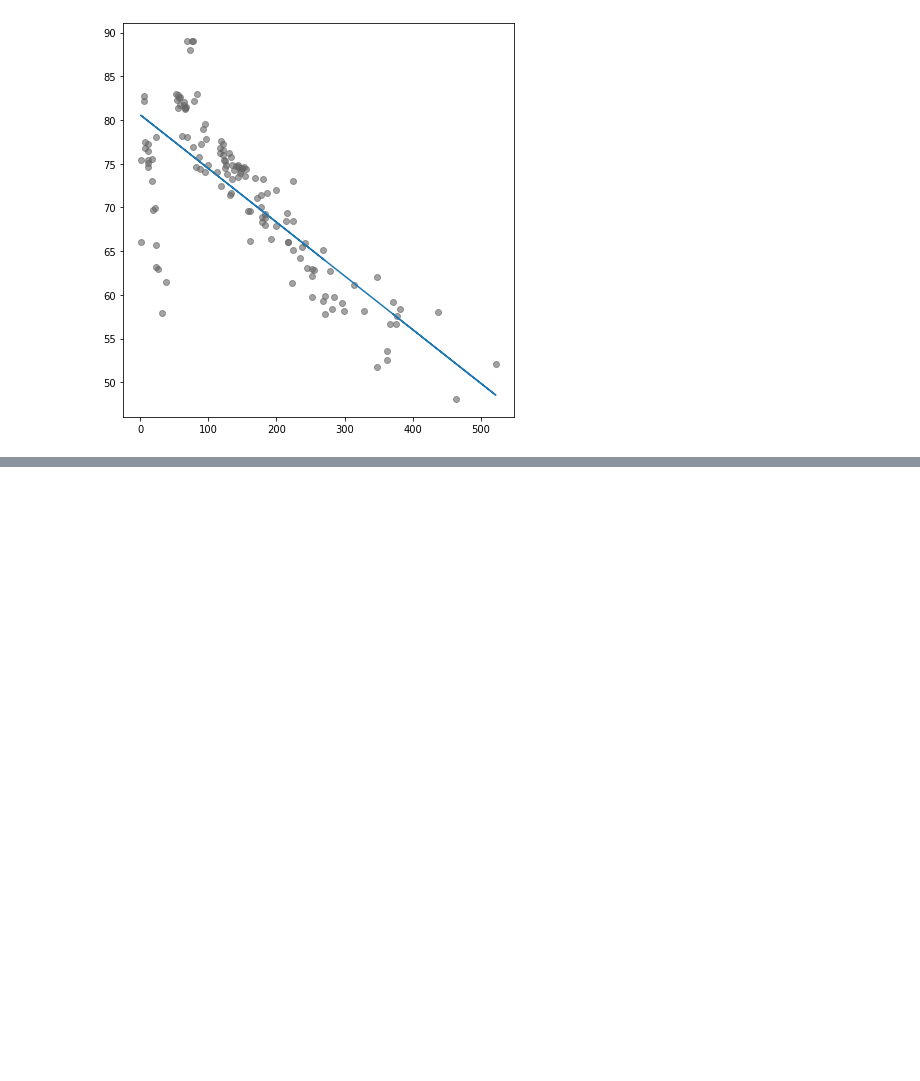
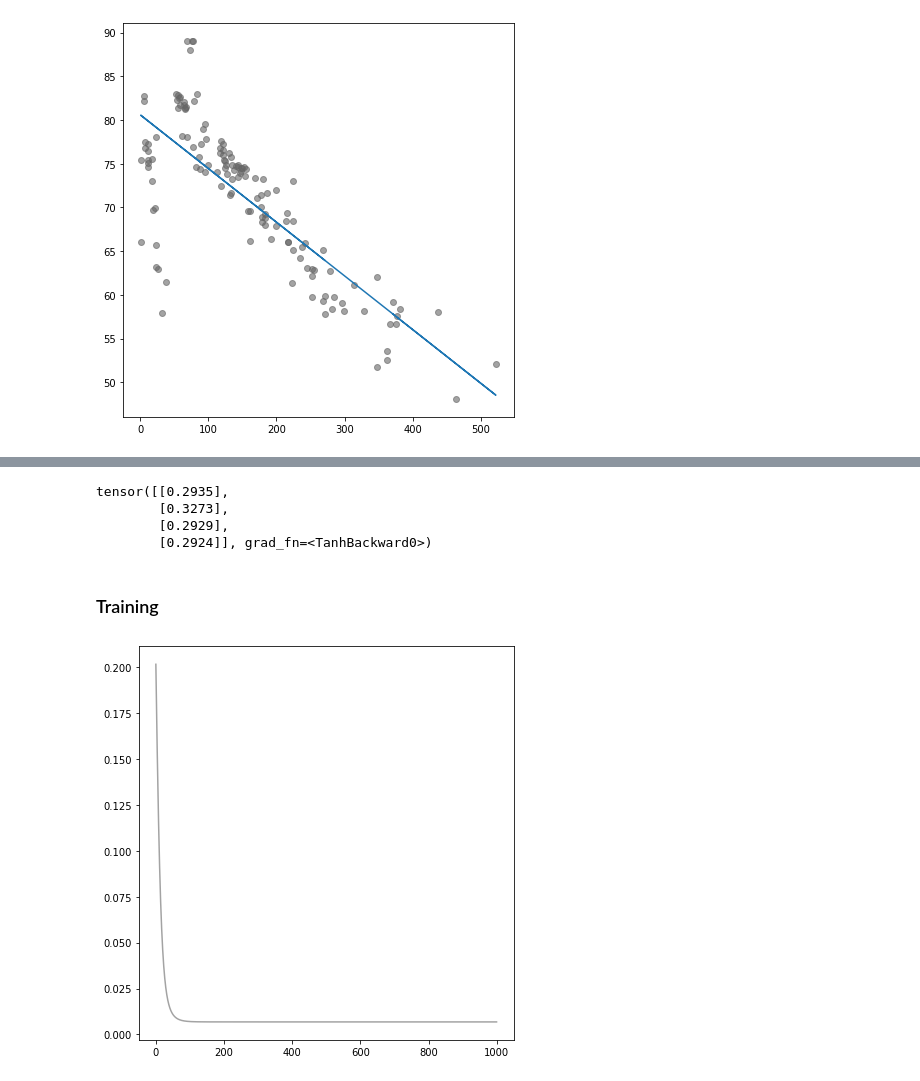
Before and after one commit to afflint/philods, a Jupyter notebook: AA2021-22/linear-regression.ipynb, the cells around one changed output, grey strips where cells are left out. Saved outputs shown, nothing was run; the diff lists cells and outputs as text; code cells hidden in the pictures; blank space fills up the shorter version.

```diff
--- a/AA2021-22/linear-regression.ipynb
+++ b/AA2021-22/linear-regression.ipynb
@@ -281,0 +309,48 @@ plt.show()
+# %%
+class SimpleNet(nn.Module):
+
+    def __init__(self, input_size, output_size):
+        super(SimpleNet, self).__init__()
+        self.fc1 = nn.Linear(input_size, output_size)
+        self.a = nn.Tanh()
+
+    def forward(self, x):
+        x = self.fc1(x)
+        # non linear activation
+        x = self.a(x**3)
+        return x
+# %%
+net = SimpleNet(input_size, output_size)
+# %%
+for (x, _) in train_dataloader:
+    p = net(x)
+    break
+print(p)
+# %% [output]
+tensor([[0.2935],
+        [0.3273],
+        [0.2929],
+        [0.2924]], grad_fn=<TanhBackward0>)
+# %% [markdown]
+### Training
+# %%
+learning_rate = 0.01
+l = nn.MSELoss()
+optimizer = torch.optim.SGD(net.parameters(), lr=learning_rate )
+# %%
+num_epochs = 1000
+loss_history = []
+for epoch in range(num_epochs):
+    y_pred = net(X.requires_grad_())
+    loss= l(y_pred, y)
+    loss.backward()
+    optimizer.step()
+    optimizer.zero_grad()
+    loss_history.append(loss.item())
+# %%
+fig, ax = plt.subplots(figsize=(6, 6))
+ax.plot(loss_history, c='#666666', alpha=.6)
+plt.tight_layout()
+plt.show()
+# %% [output]
+[figure, added]
```
Also changed, not shown: parts of 11 cells of this notebook.
